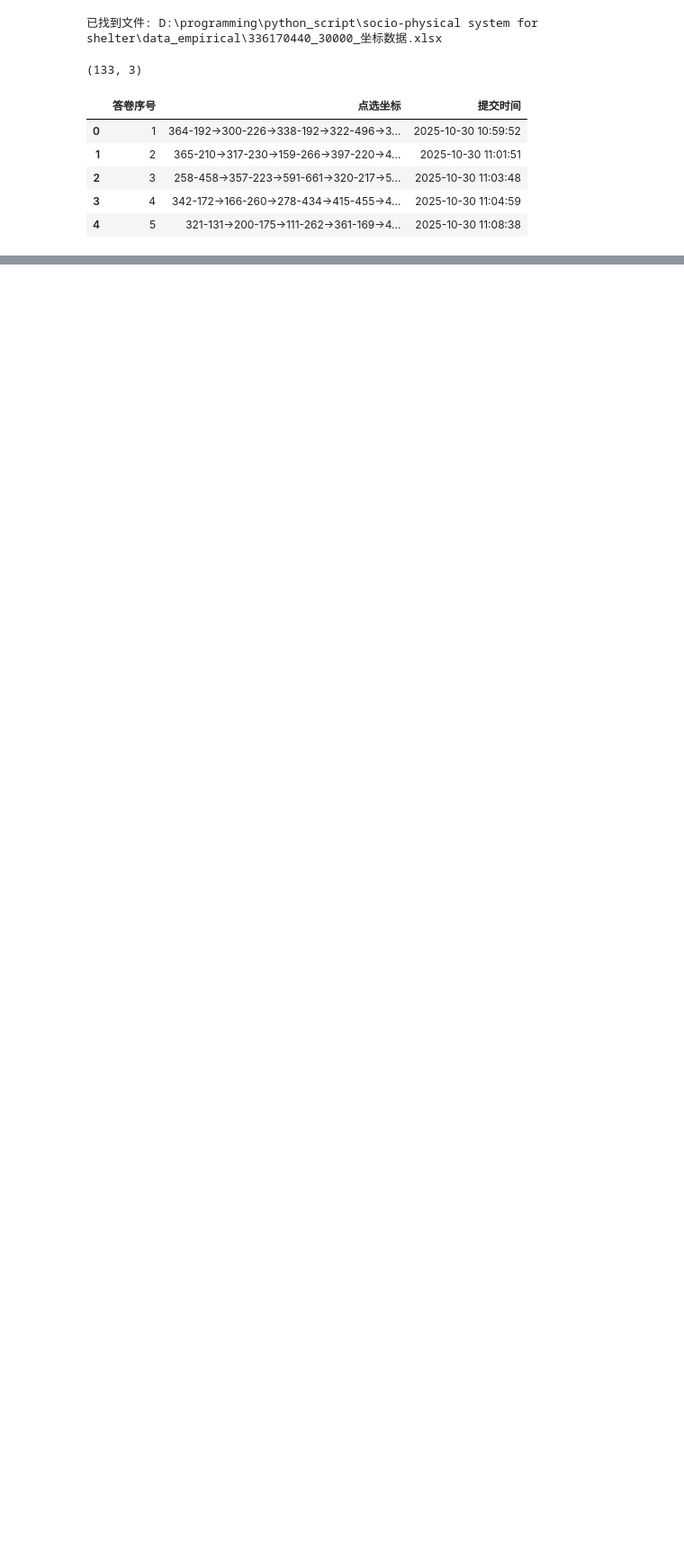
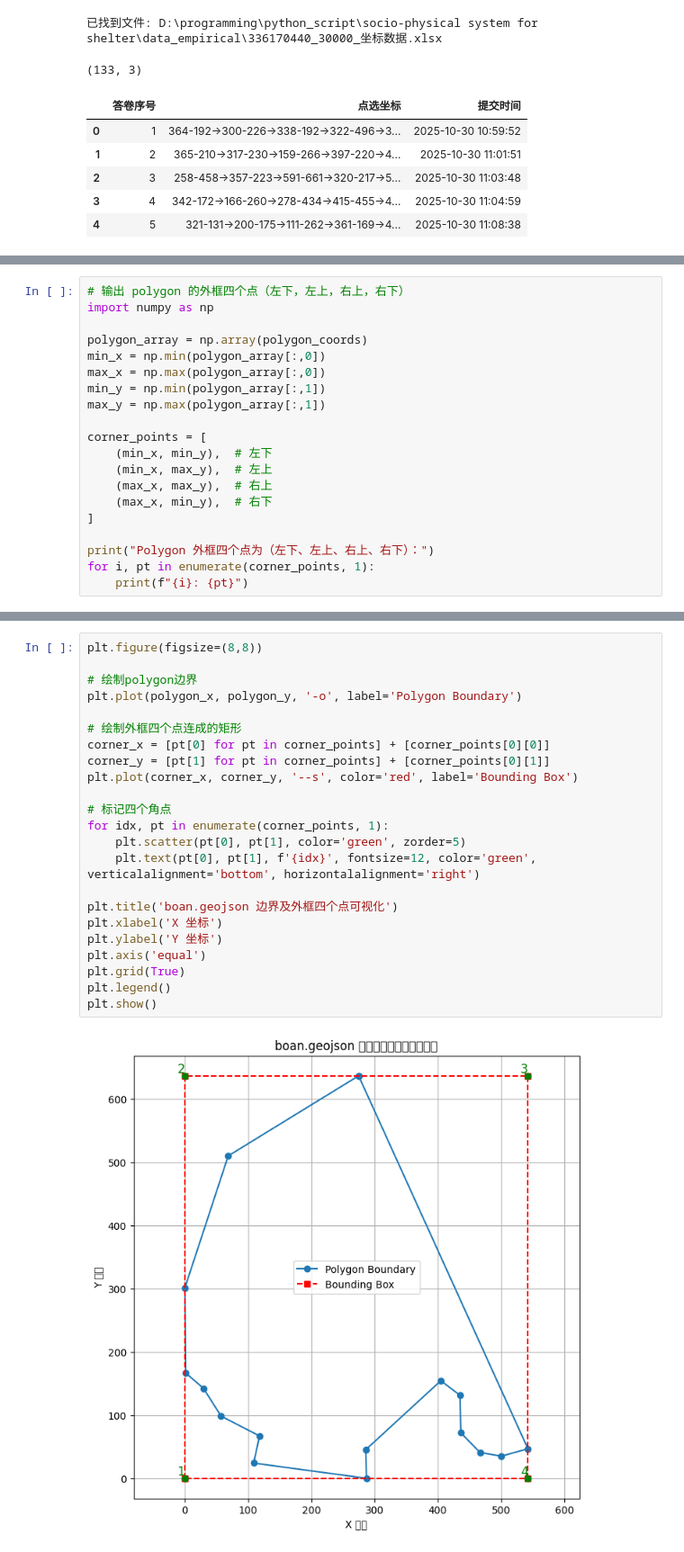
Before and after one commit to ZHUOYUYUIO/Social-physical-system-shelter, a Jupyter notebook: data_empirical/process.ipynb, the cells around one changed output, grey strips where cells are left out. Shown at 90% size. Drawn from its saved outputs; the diff is of its cells as text; blank space fills up the shorter version.

```diff
--- a/data_empirical/process.ipynb
+++ b/data_empirical/process.ipynb
@@ -204,0 +253,20 @@ plt.show()
+# %%
+# 输出 polygon 的外框四个点（左下，左上，右上，右下）
+import numpy as np
+
+polygon_array = np.array(polygon_coords)
+min_x = np.min(polygon_array[:,0])
+max_x = np.max(polygon_array[:,0])
+min_y = np.min(polygon_array[:,1])
+max_y = np.max(polygon_array[:,1])
+
+corner_points = [
+    (min_x, min_y),  # 左下
+    (min_x, max_y),  # 左上
+    (max_x, max_y),  # 右上
+    (max_x, min_y),  # 右下
+]
+
+print("Polygon 外框四个点为（左下、左上、右上、右下）：")
+for i, pt in enumerate(corner_points, 1):
+    print(f"{i}: {pt}")
@@ -204,0 +279,25 @@ plt.show()
+# %%
+plt.figure(figsize=(8,8))
+
+# 绘制polygon边界
+plt.plot(polygon_x, polygon_y, '-o', label='Polygon Boundary')
+
+# 绘制外框四个点连成的矩形
+corner_x = [pt[0] for pt in corner_points] + [corner_points[0][0]]
+corner_y = [pt[1] for pt in corner_points] + [corner_points[0][1]]
+plt.plot(corner_x, corner_y, '--s', color='red', label='Bounding Box')
+
+# 标记四个角点
+for idx, pt in enumerate(corner_points, 1):
+    plt.scatter(pt[0], pt[1], color='green', zorder=5)
+    plt.text(pt[0], pt[1], f'{idx}', fontsize=12, color='green', verticalalignment='bottom', horizontalalignment='right')
+
+plt.title('boan.geojson 边界及外框四个点可视化')
+plt.xlabel('X 坐标')
+plt.ylabel('Y 坐标')
+plt.axis('equal')
+plt.grid(True)
+plt.legend()
+plt.show()
+# %% [output]
+[figure, added]
```
Also changed, not shown: parts of 13 cells of this notebook, 6 other files.
